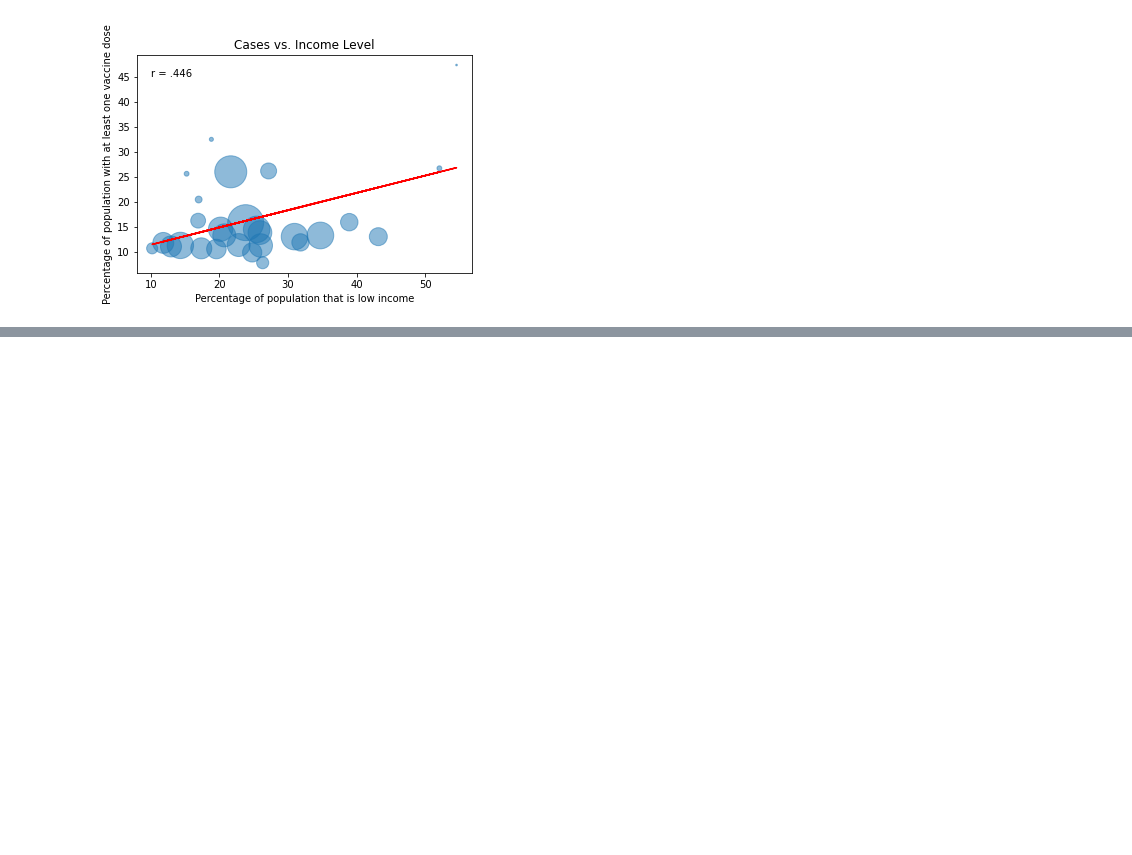
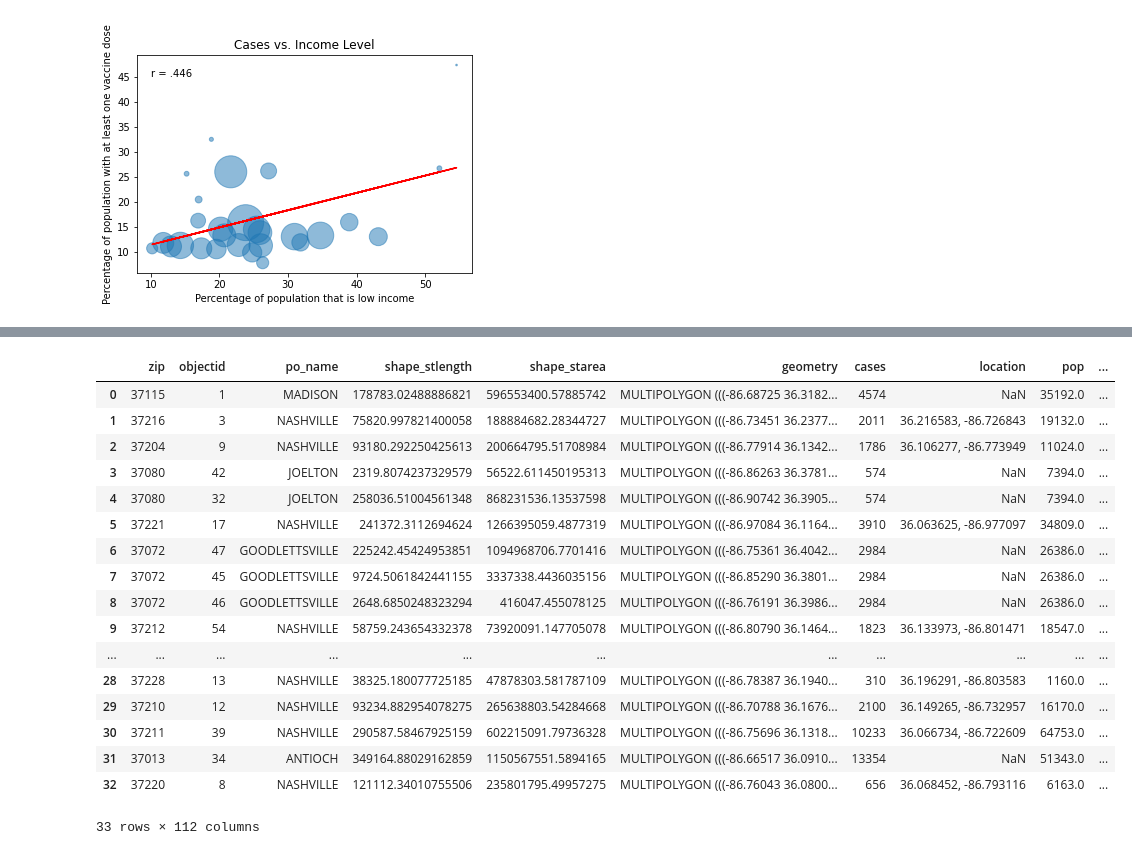
Before and after one commit to ryanhilber93/nash-covid-cases-vaccines-hot_chickens, a Jupyter notebook: hilber_notebook.ipynb, the cells around one changed output, grey strips where cells are left out. Saved outputs shown, nothing was run; the diff lists cells and outputs as text; code cells hidden in the pictures; blank space fills up the shorter version.

```diff
--- a/hilber_notebook.ipynb
+++ b/hilber_notebook.ipynb
@@ -859,0 +906,21 @@ plt.savefig('low_income_vs_cases.png')
+# %%
+df_all_3
+# %% [output]
+|  | zip | objectid | po_name | shape_stlength | shape_starea | geometry | cases | location | pop | ... |
+| 0 | 37115 | 1 | MADISON | 178783.02488886821 | 596553400.57885742 | MULTIPOLYGON (((-86.68725 36.3182... | 4574 | NaN | 35192.0 | ... |
+| 1 | 37216 | 3 | NASHVILLE | 75820.997821400058 | 188884682.28344727 | MULTIPOLYGON (((-86.73451 36.2377... | 2011 | 36.216583, -86.726843 | 19132.0 | ... |
+| 2 | 37204 | 9 | NASHVILLE | 93180.292250425613 | 200664795.51708984 | MULTIPOLYGON (((-86.77914 36.1342... | 1786 | 36.106277, -86.773949 | 11024.0 | ... |
+| 3 | 37080 | 42 | JOELTON | 2319.8074237329579 | 56522.611450195313 | MULTIPOLYGON (((-86.86263 36.3781... | 574 | NaN | 7394.0 | ... |
+| 4 | 37080 | 32 | JOELTON | 258036.51004561348 | 868231536.13537598 | MULTIPOLYGON (((-86.90742 36.3905... | 574 | NaN | 7394.0 | ... |
+| 5 | 37221 | 17 | NASHVILLE | 241372.3112694624 | 1266395059.4877319 | MULTIPOLYGON (((-86.97084 36.1164... | 3910 | 36.063625, -86.977097 | 34809.0 | ... |
+| 6 | 37072 | 47 | GOODLETTSVILLE | 225242.45424953851 | 1094968706.7701416 | MULTIPOLYGON (((-86.75361 36.4042... | 2984 | NaN | 26386.0 | ... |
+| 7 | 37072 | 45 | GOODLETTSVILLE | 9724.5061842441155 | 3337338.4436035156 | MULTIPOLYGON (((-86.85290 36.3801... | 2984 | NaN | 26386.0 | ... |
+| 8 | 37072 | 46 | GOODLETTSVILLE | 2648.6850248323294 | 416047.455078125 | MULTIPOLYGON (((-86.76191 36.3986... | 2984 | NaN | 26386.0 | ... |
+| 9 | 37212 | 54 | NASHVILLE | 58759.243654332378 | 73920091.147705078 | MULTIPOLYGON (((-86.80790 36.1464... | 1823 | 36.133973, -86.801471 | 18547.0 | ... |
+| ... | ... | ... | ... | ... | ... | ... | ... | ... | ... | ... |
+| 28 | 37228 | 13 | NASHVILLE | 38325.180077725185 | 47878303.581787109 | MULTIPOLYGON (((-86.78387 36.1940... | 310 | 36.196291, -86.803583 | 1160.0 | ... |
+| 29 | 37210 | 12 | NASHVILLE | 93234.882954078275 | 265638803.54284668 | MULTIPOLYGON (((-86.70788 36.1676... | 2100 | 36.149265, -86.732957 | 16170.0 | ... |
+| 30 | 37211 | 39 | NASHVILLE | 290587.58467925159 | 602215091.79736328 | MULTIPOLYGON (((-86.75696 36.1318... | 10233 | 36.066734, -86.722609 | 64753.0 | ... |
+| 31 | 37013 | 34 | ANTIOCH | 349164.88029162859 | 1150567551.5894165 | MULTIPOLYGON (((-86.66517 36.0910... | 13354 | NaN | 51343.0 | ... |
+| 32 | 37220 | 8 | NASHVILLE | 121112.34010755506 | 235801795.49957275 | MULTIPOLYGON (((-86.76043 36.0800... | 656 | 36.068452, -86.793116 | 6163.0 | ... |
+33 rows × 112 columns
```
Also changed, not shown: parts of 7 cells of this notebook, 3 other files.
